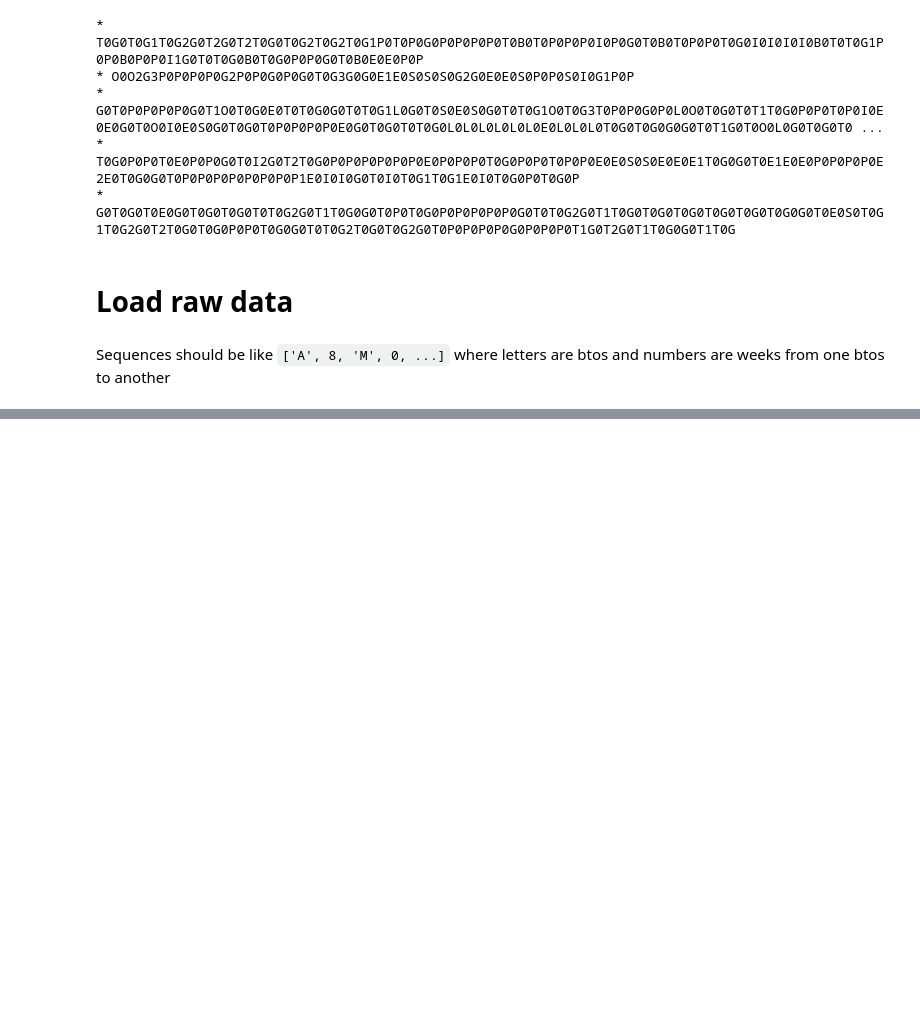
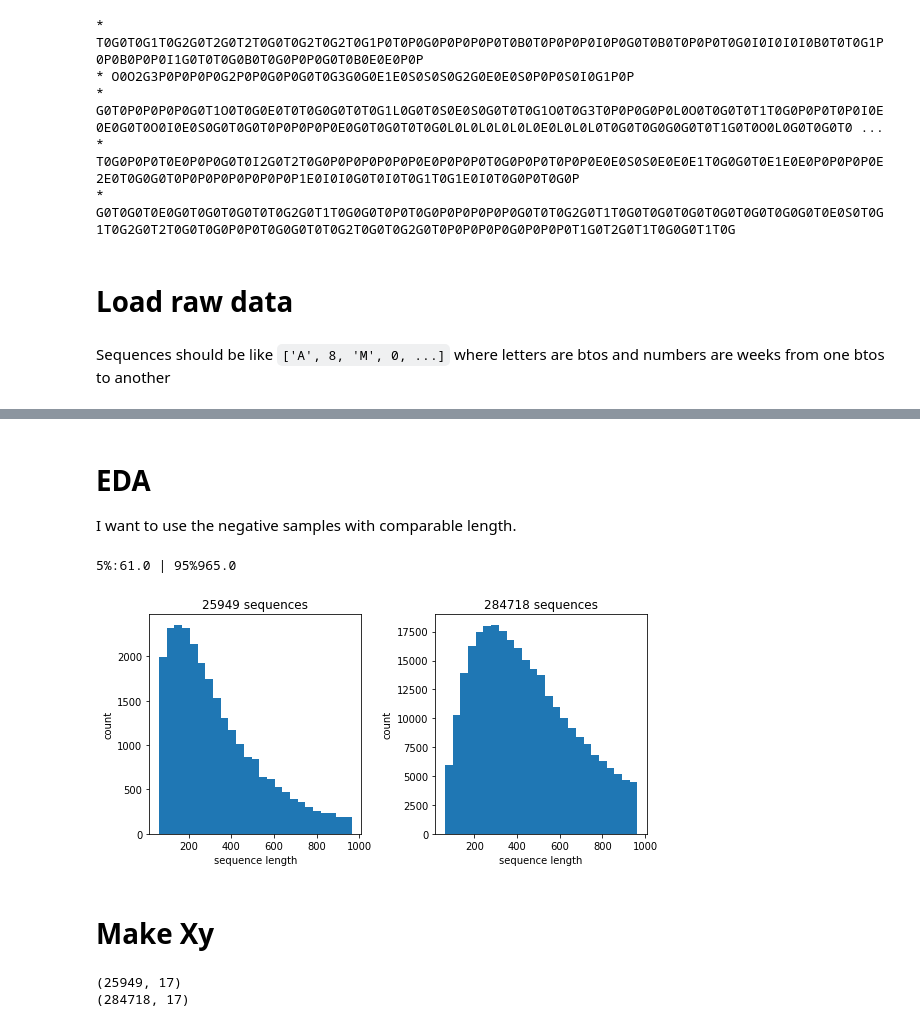
Before and after one commit to samuelefiorini/tangle, a Jupyter notebook: notebooks/make_xy.ipynb, the cells around one changed output, grey strips where cells are left out. Cells and saved outputs as stored; diff of their text form; code cells hidden in the pictures; blank space fills up the shorter version.

```diff
--- a/notebooks/make_xy.ipynb
+++ b/notebooks/make_xy.ipynb
@@ -49,8 +49,8 @@ def load_data(dump_files):
                 raw_data.append(_raw_data[k])
                 extra_info.append([_extra_info.loc[k]['SEX'], _extra_info.loc[k]['AGE']])
                 indexes.append(k)
-            else:
-                print('empty {}'.format(k))
+#             else:
+#                 print('empty {}'.format(k))
     return raw_data, extra_info, indexes
 # %%
 dump_files = filter(lambda x: 'raw_data' in x, os.listdir('../tmp/'))
@@ -103,0 +71,39 @@ str('a')
+# %% [markdown]
+# EDA
+I want to use the negative samples with comparable length.
+# %%
+# Extracting the lenghts of the positive
+lenghts = np.array([len(x) for x in pos_raw_data])
+
+# Calculating 5-95 percentile
+p5 = np.percentile(lenghts, 5)
+p95 = np.percentile(lenghts, 95)
+print('5%:{} | 95%{}'.format(p5, p95))
+
+# Identifying the indexes
+pos_idx595 = np.argwhere(np.logical_and(lenghts>=p5, lenghts<=p95)).ravel()
+pos_lenghts = lenghts[pos_idx595]
+
+# And for negative class as well
+lenghts = np.array([len(x) for x in neg_raw_data])
+neg_idx595 = np.argwhere(np.logical_and(lenghts>=p5, lenghts<=p95)).ravel()
+neg_lenghts = lenghts[neg_idx595]
+
+
+plt.figure(figsize=(8, 4))
+plt.subplot(121)
+plt.hist(pos_lenghts, bins=25)
+plt.title('{} sequences'.format(len(pos_lenghts)))
+plt.xlabel('sequence length')
+plt.ylabel('count')
+
+plt.subplot(122)
+plt.hist(neg_lenghts, bins=25)
+plt.title('{} sequences'.format(len(neg_lenghts)))
+plt.xlabel('sequence length')
+plt.ylabel('count')
+
+plt.tight_layout();
+# %% [output]
+5%:61.0 | 95%965.0
+[figure, added]
@@ -103,0 +117,15 @@ str('a')
+# %% [markdown]
+# Make Xy
+# %%
+# Bag-of-words representation
+from sklearn.feature_extraction.text import CountVectorizer
+
+bow = CountVectorizer(analyzer='char')#, ngram_range=[1, 3])
+X1 = bow.fit_transform(pos_raw_data595).todense()
+print(X1.shape)
+
+X0 = bow.transform(neg_raw_data595).todense()
+print(X0.shape)
+# %% [output]
+(25949, 17)
+(284718, 17)
```
Also changed, not shown: parts of 22 cells of this notebook, 1 other file.
